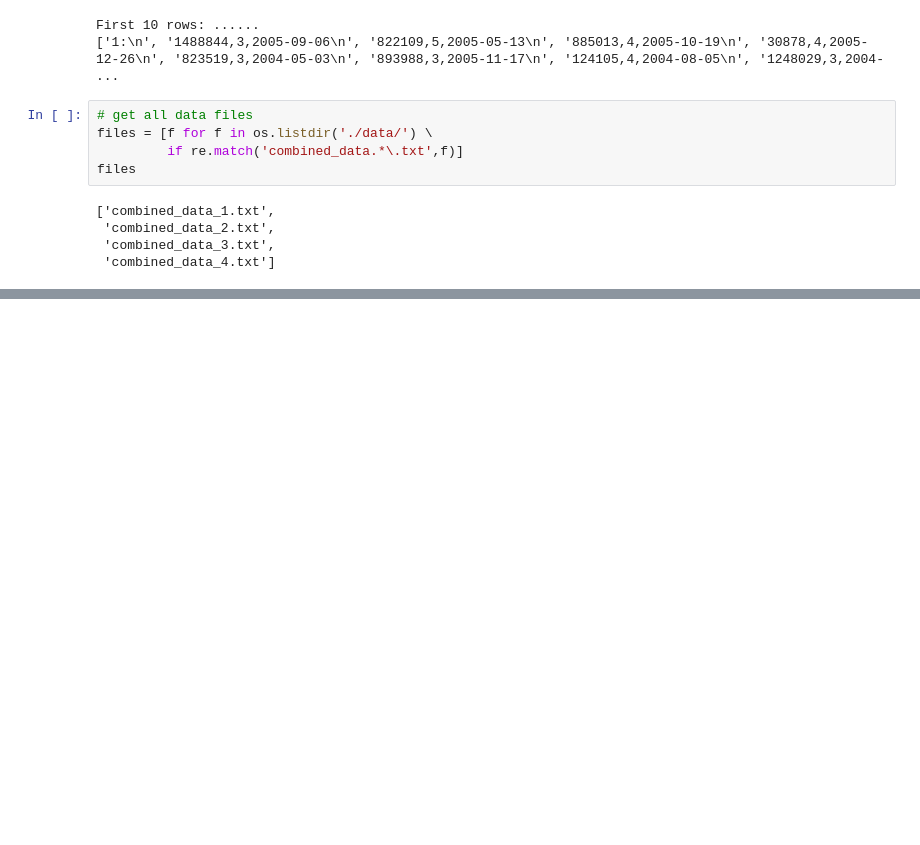
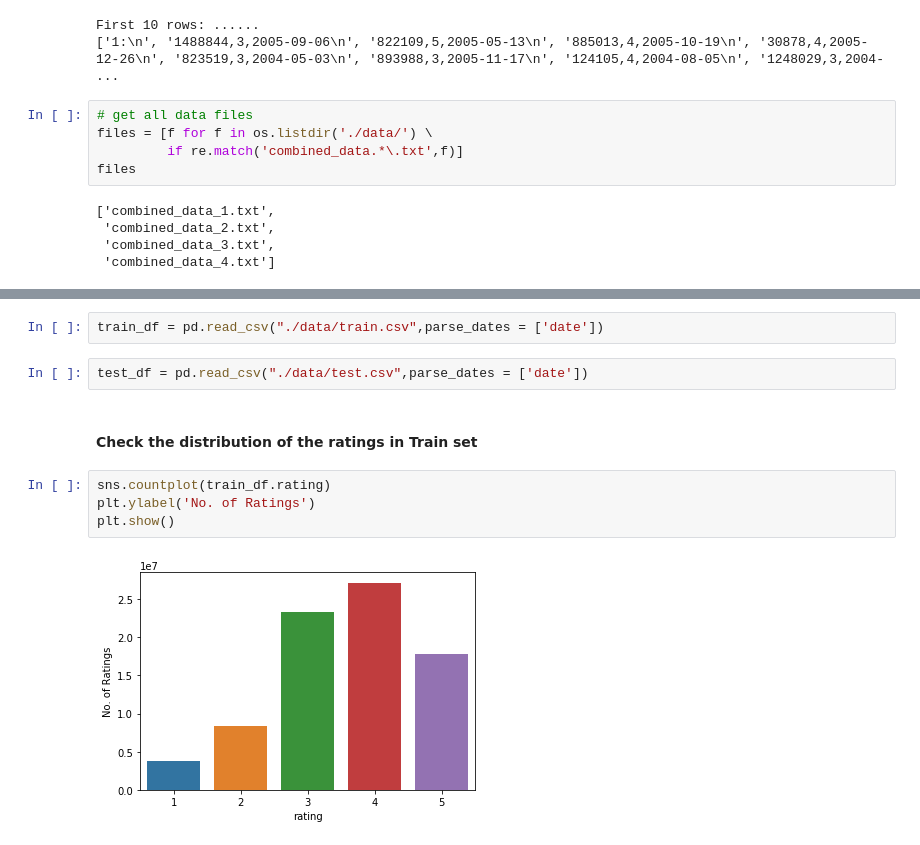
Before and after one commit to subhasisj/python-projects, a Jupyter notebook: Machine_Learning_Projects/Netflix_Movie_Recommendation/Netflix_movie_recommendation.ipynb, the cells around one changed output, grey strips where cells are left out. Saved outputs shown, nothing was run; the diff lists cells and outputs as text; blank space fills up the shorter version.

```diff
--- a/Machine_Learning_Projects/Netflix_Movie_Recommendation/Netflix_movie_recommendation.ipynb
+++ b/Machine_Learning_Projects/Netflix_Movie_Recommendation/Netflix_movie_recommendation.ipynb
@@ -115,0 +213,12 @@ Total Time Taken: 0:09:22.860625
+# %%
+train_df = pd.read_csv("./data/train.csv",parse_dates = ['date'])
+# %%
+test_df = pd.read_csv("./data/test.csv",parse_dates = ['date'])
+# %% [markdown]
+#### Check the distribution of the ratings in Train set
+# %%
+sns.countplot(train_df.rating)
+plt.ylabel('No. of Ratings')
+plt.show()
+# %% [output]
+[figure, added]
```
Also changed, not shown: parts of 36 cells of this notebook, 1 other file.
